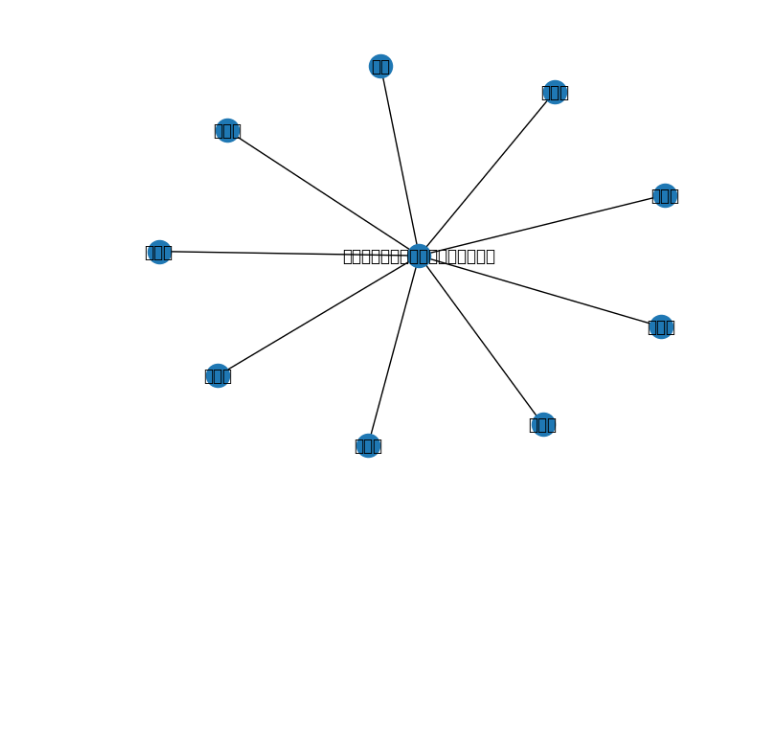
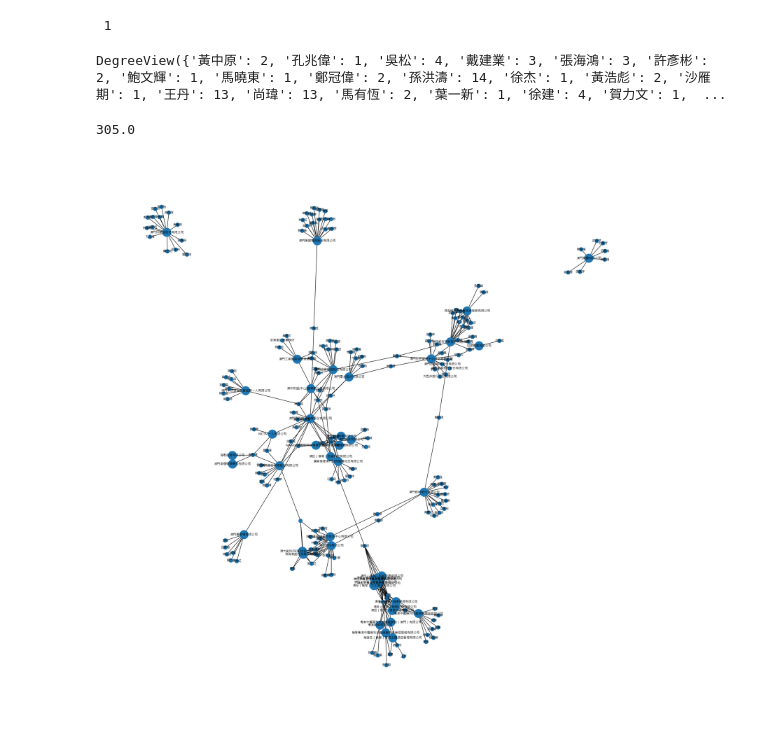
Before and after one commit to mogcai/Macau_sponsorship, a Jupyter notebook: Public_company_network.ipynb, the cells around one changed output. Cells and saved outputs as stored; diff of their text form; code cells hidden in the pictures; blank space fills up the shorter version.

Commit message:
fix the graph display with Chinese

```diff
--- a/Public_company_network.ipynb
+++ b/Public_company_network.ipynb
@@ -17,34 +12,60 @@ data[-6]['revision']['json']['architectureList'][4]['memberList'][0]['name']['tc
 # %%
+import re
+
 edges=[]
-for company in data[:1]:
+for company in data:
     company_name=company['name']
     try:
         for council in company['revision']['json']['architectureList']:
             for member in council['memberList']:
-                member_name=member.get('name').get('tc')
+                member_name = re.sub(r'\(([^)]*)\)|\（([^）]*)\）', '', member.get('name').get('tc'))
                 if (member_name is not None) or (member_name==''):
                     edges.append((company_name, member_name))
     except:
         pass
 
 edges=set(edges)
+# %%
+member = {
+    'name': {
+        'tc': ' 1（John Doe）'
+    }
+}
+
+# Extract the member name and remove the unwanted characters
+member_name = re.sub(r'\(([^)]*)\)|\（([^）]*)\）', '', member.get('name').get('tc'))
+
+# Print the result to check if it's correct
+print(member_name)
+# %% [output]
+ 1
 # %%
+
 G=nx.Graph()
+for node in edges:
+    G.add_nodes_from([(node[0], {'type': 'company'})])
+    G.add_nodes_from([(node[1], {'type': 'member'})])
+
+
 for edge in edges:
     G.add_nodes_from(set([j for i in edges for j in i]), weight=1)
-    # if edge[0]!='澳門工業園區發展有限公司':
     G.add_edge(edge[0], edge[1])
-
-# d=nx.degree(G)
-# dd = [(d[node]+1)  for node in G.nodes()]
-# %%
-import matplotlib.font_manager as fm
-import matplotlib.pyplot as plt
-
-# font_path = '/System/Library/Fonts/PingFang.ttc'  # the location of the font file
-# my_font = fm.FontProperties(fname=font_path)  # get the font based on the font_path
-matplotlib.rcParams['font.family']='DejaVu Sans'
-
-nx.draw(G, with_labels=True)
-# %% [output]
-[figure, removed]
+# %%
+weight={node[0]:1 if node[1]['type']=='member' else 5 for node in G.nodes(data=True)}
+nx.set_node_attributes(G, weight ,'weight')
+# %%
+lst_member=[]
+for node in G.nodes(data=True):
+    if node[1]['type']=='member':
+        lst_member.append(node[0])
+G.degree(lst_member)
+# %% [output]
+DegreeView({'黃中原': 2, '孔兆偉': 1, '吳松': 4, '戴建業': 3, '張海鴻': 3, '許彥彬': 2, '鮑文輝': 1, '馬曉東': 1, '鄭冠偉': 2, '孫洪濤': 14, '徐杰': 1, '黃浩彪': 2, '沙雁期': 1, '王丹': 13, '尚瑋': 13, '馬有恆': 2, '葉一新': 1, '徐建': 4, '賀力文': 1,  ...
+# %%
+plt.rcParams['font.sans-serif']='Microsoft JhengHei'
+print(G.size(weight="weight"))
+plt.figure(3,figsize=(20,20))
+nx.draw_spring(G, with_labels=True, node_size=[i*100 for i in nx.get_node_attributes(G,'weight').values()] ,font_size=8)
+# %% [output]
+305.0
+[figure, added]
```
Also changed, not shown: parts of 2 cells of this notebook.
